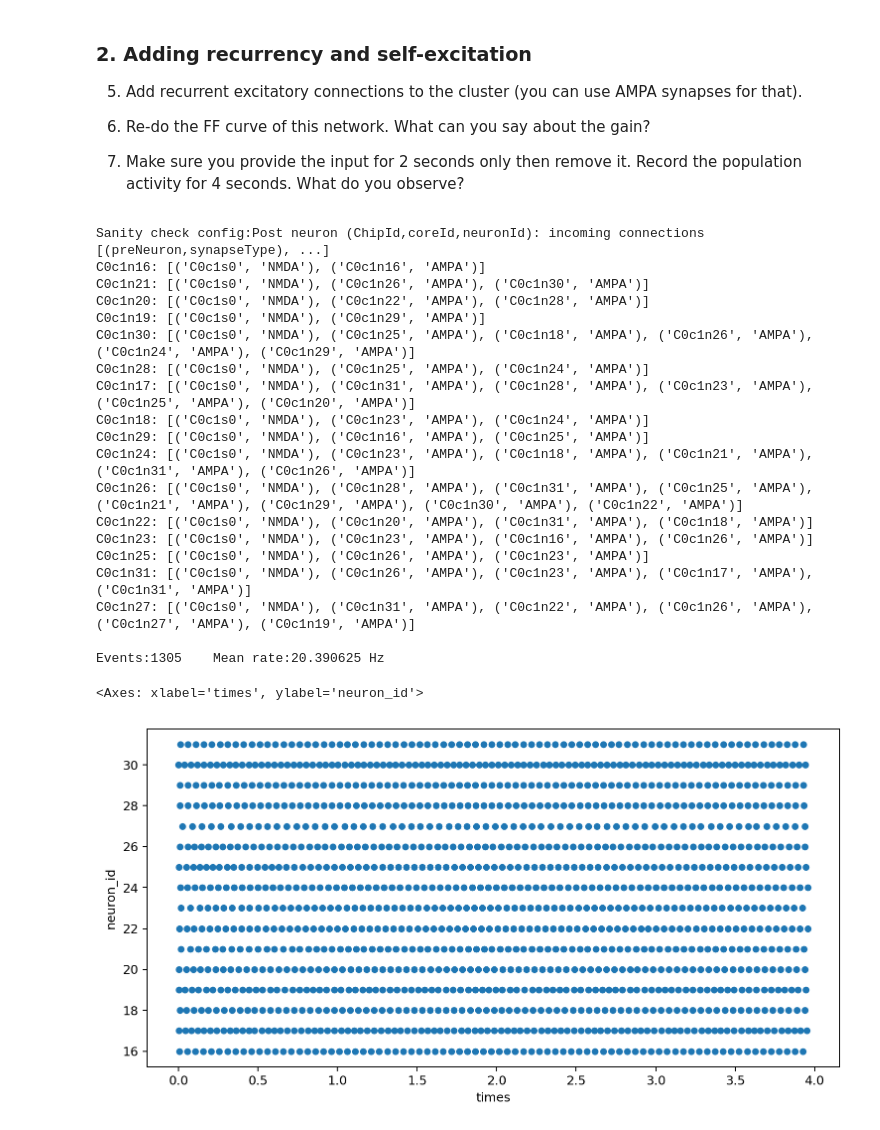
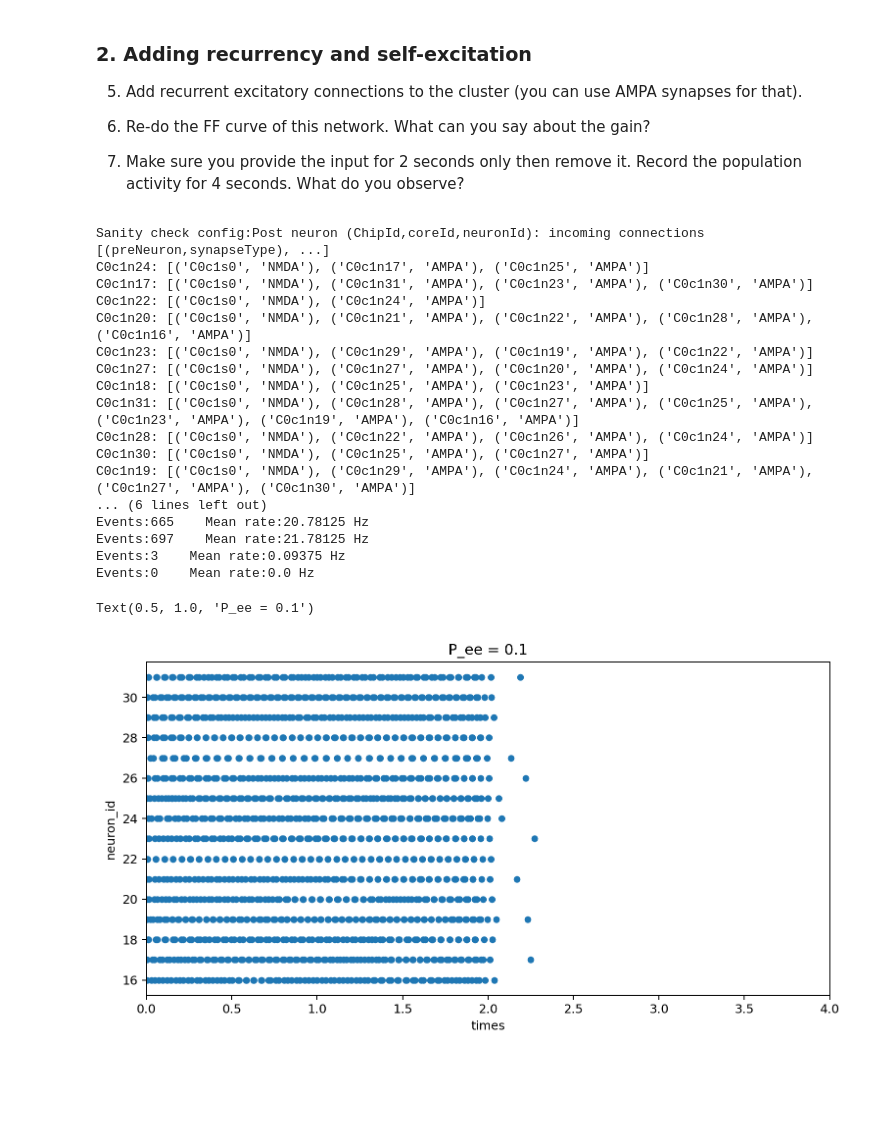
Before and after one commit to FarahBaracat/ni_class_dynapse, a Jupyter notebook: EI_network.ipynb, the cells around one changed output. Drawn from its saved outputs; the diff is of its cells as text; code cells hidden in the pictures; blank space fills up the shorter version.

```diff
--- a/EI_network.ipynb
+++ b/EI_network.ipynb
@@ -413,46 +413,47 @@ for row, rate in enumerate([100]): #in_rates
     # Clear buffer
     sink_node.get_events()
 
-    # get spikes every 2 seconds
-    time.sleep(mon_dur)
-    events = sink_node.get_events()
+    for i in range(4):
+        # get spikes every 2 seconds
+        time.sleep(emu_dur)
+        events = sink_node.get_events()
 
-    # process the events
-    mean_rate_pop = len(events)/n_exc/(mon_dur)
-    print(f"Events:{len(events)}    Mean rate:{mean_rate_pop} Hz")
+        # process the events
+        mean_rate_pop = len(events)/n_exc/(emu_dur)
+        print(f"Events:{len(events)}    Mean rate:{mean_rate_pop} Hz")
+        results_df = organize_results(events, results_df)
 
     graph.stop()
     fpga_spike_gen.stop()
-
     # Organize events
-    results_df = organize_results(events, results_df)
+    # results_df = organize_results(events, results_df)
     ff_df_rec.loc[row] = [rate, mean_rate_pop]
 # %% [output]
 Sanity check config:Post neuron (ChipId,coreId,neuronId): incoming connections [(preNeuron,synapseType), ...]
-C0c1n16: [('C0c1s0', 'NMDA'), ('C0c1n16', 'AMPA')]
-C0c1n21: [('C0c1s0', 'NMDA'), ('C0c1n26', 'AMPA'), ('C0c1n30', 'AMPA')]
-C0c1n20: [('C0c1s0', 'NMDA'), ('C0c1n22', 'AMPA'), ('C0c1n28', 'AMPA')]
-C0c1n19: [('C0c1s0', 'NMDA'), ('C0c1n29', 'AMPA')]
-C0c1n30: [('C0c1s0', 'NMDA'), ('C0c1n25', 'AMPA'), ('C0c1n18', 'AMPA'), ('C0c1n26', 'AMPA'), ('C0c1n24', 'AMPA'), ('C0c1n29', 'AMPA')]
-C0c1n28: [('C0c1s0', 'NMDA'), ('C0c1n25', 'AMPA'), ('C0c1n24', 'AMPA')]
-C0c1n17: [('C0c1s0', 'NMDA'), ('C0c1n31', 'AMPA'), ('C0c1n28', 'AMPA'), ('C0c1n23', 'AMPA'), ('C0c1n25', 'AMPA'), ('C0c1n20', 'AMPA')]
-C0c1n18: [('C0c1s0', 'NMDA'), ('C0c1n23', 'AMPA'), ('C0c1n24', 'AMPA')]
-C0c1n29: [('C0c1s0', 'NMDA'), ('C0c1n16', 'AMPA'), ('C0c1n25', 'AMPA')]
-C0c1n24: [('C0c1s0', 'NMDA'), ('C0c1n23', 'AMPA'), ('C0c1n18', 'AMPA'), ('C0c1n21', 'AMPA'), ('C0c1n31', 'AMPA'), ('C0c1n26', 'AMPA')]
-C0c1n26: [('C0c1s0', 'NMDA'), ('C0c1n28', 'AMPA'), ('C0c1n31', 'AMPA'), ('C0c1n25', 'AMPA'), ('C0c1n21', 'AMPA'), ('C0c1n29', 'AMPA'), ('C0c1n30', 'AMPA'), ('C0c1n22', 'AMPA')]
-C0c1n22: [('C0c1s0', 'NMDA'), ('C0c1n20', 'AMPA'), ('C0c1n31', 'AMPA'), ('C0c1n18', 'AMPA')]
-C0c1n23: [('C0c1s0', 'NMDA'), ('C0c1n23', 'AMPA'), ('C0c1n16', 'AMPA'), ('C0c1n26', 'AMPA')]
-C0c1n25: [('C0c1s0', 'NMDA'), ('C0c1n26', 'AMPA'), ('C0c1n23', 'AMPA')]
-C0c1n31: [('C0c1s0', 'NMDA'), ('C0c1n26', 'AMPA'), ('C0c1n23', 'AMPA'), ('C0c1n17', 'AMPA'), ('C0c1n31', 'AMPA')]
-C0c1n27: [('C0c1s0', 'NMDA'), ('C0c1n31', 'AMPA'), ('C0c1n22', 'AMPA'), ('C0c1n26', 'AMPA'), ('C0c1n27', 'AMPA'), ('C0c1n19', 'AMPA')]
-
-Events:1305    Mean rate:20.390625 Hz
+C0c1n24: [('C0c1s0', 'NMDA'), ('C0c1n17', 'AMPA'), ('C0c1n25', 'AMPA')]
+C0c1n17: [('C0c1s0', 'NMDA'), ('C0c1n31', 'AMPA'), ('C0c1n23', 'AMPA'), ('C0c1n30', 'AMPA')]
+C0c1n22: [('C0c1s0', 'NMDA'), ('C0c1n24', 'AMPA')]
+C0c1n20: [('C0c1s0', 'NMDA'), ('C0c1n21', 'AMPA'), ('C0c1n22', 'AMPA'), ('C0c1n28', 'AMPA'), ('C0c1n16', 'AMPA')]
+C0c1n23: [('C0c1s0', 'NMDA'), ('C0c1n29', 'AMPA'), ('C0c1n19', 'AMPA'), ('C0c1n22', 'AMPA')]
+C0c1n27: [('C0c1s0', 'NMDA'), ('C0c1n27', 'AMPA'), ('C0c1n20', 'AMPA'), ('C0c1n24', 'AMPA')]
+C0c1n18: [('C0c1s0', 'NMDA'), ('C0c1n25', 'AMPA'), ('C0c1n23', 'AMPA')]
+C0c1n31: [('C0c1s0', 'NMDA'), ('C0c1n28', 'AMPA'), ('C0c1n27', 'AMPA'), ('C0c1n25', 'AMPA'), ('C0c1n23', 'AMPA'), ('C0c1n19', 'AMPA'), ('C0c1n16', 'AMPA')]
+C0c1n28: [('C0c1s0', 'NMDA'), ('C0c1n22', 'AMPA'), ('C0c1n26', 'AMPA'), ('C0c1n24', 'AMPA')]
+C0c1n30: [('C0c1s0', 'NMDA'), ('C0c1n25', 'AMPA'), ('C0c1n27', 'AMPA')]
+C0c1n19: [('C0c1s0', 'NMDA'), ('C0c1n29', 'AMPA'), ('C0c1n24', 'AMPA'), ('C0c1n21', 'AMPA'), ('C0c1n27', 'AMPA'), ('C0c1n30', 'AMPA')]
+... (6 lines left out)
+Events:665    Mean rate:20.78125 Hz
+Events:697    Mean rate:21.78125 Hz
+Events:3    Mean rate:0.09375 Hz
+Events:0    Mean rate:0.0 Hz
 # %%
 fig = plt.figure(figsize=(10,5))
 ax = fig.add_subplot(1,1,1)
 results_df.plot(x='times', y='neuron_id', kind='scatter', ax=ax)
+plt.xlim([0,4])
+plt.title("P_ee = 0.1")
 # %% [output]
-<Axes: xlabel='times', ylabel='neuron_id'>
+Text(0.5, 1.0, 'P_ee = 0.1')
-[figure, old version]
+[figure, new version]
 # %%
 # samna.device.close_device(model)
```
